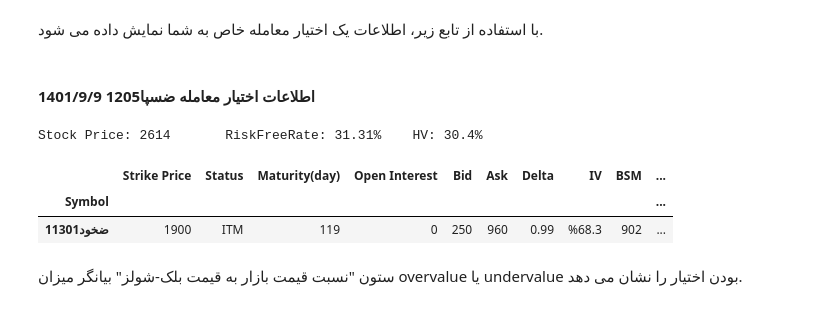
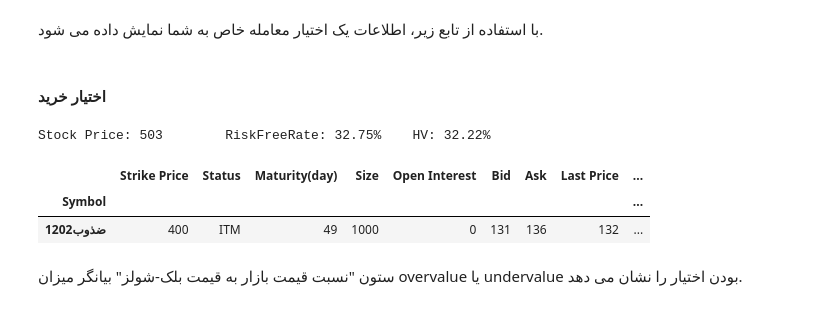
Before and after one commit to sm-sokout/tse-option, a Jupyter notebook: Example/Example.ipynb, the cells around one changed output. Drawn from its saved outputs; the diff is of its cells as text; code cells hidden in the pictures.

```diff
--- a/Example/Example.ipynb
+++ b/Example/Example.ipynb
@@ -53,16 +53,16 @@ Stock Price: 2614       RiskFreeRate: 31.31%    HV: 30.4%
 ## using (2)
 # %% [markdown]
 با استفاده از تابع زیر، اطلاعات یک اختیار معامله خاص به شما نمایش داده می شود.
-# %% [markdown]
-#### اطلاعات اختیار معامله ضسپا1205 1401/9/9
+# %% [markdown]
+#### اختیار خرید
 # %%
-df = tso.call(option_symbol="ضخود1130", trading_days=100, IV=True, leverage=False, P_BSM=True)
+df = tso.call(option_symbol="ضذوب1202", trading_days=100, IV=True, leverage=False, P_BSM=True)
 df
 # %% [output]
-Stock Price: 2614       RiskFreeRate: 31.31%    HV: 30.4%
+Stock Price: 503        RiskFreeRate: 32.75%    HV: 32.22%
-|  | Strike Price | Status | Maturity(day) | Open Interest | Bid | Ask | Delta | IV | BSM | ... |
-| Symbol |  |  |  |  |  |  |  |  |  | ... |
-| ضخود11301 | 1900 | ITM | 119 | 0 | 250 | 960 | 0.99 | %68.3 | 902 | ... |
+|  | Strike Price | Status | Maturity(day) | Size | Open Interest | Bid | Ask | Last Price | ... |
+| Symbol |  |  |  |  |  |  |  |  | ... |
+| ضذوب1202 | 400 | ITM | 49 | 1000 | 0 | 131 | 136 | 132 | ... |
 # %% [markdown]
 ستون "نسبت قیمت بازار به قیمت بلک-شولز" بیانگر میزان overvalue یا undervalue بودن اختیار را نشان می دهد.
 # %% [markdown]
```
Also changed, not shown: parts of 4 cells of this notebook, 6 other files.
